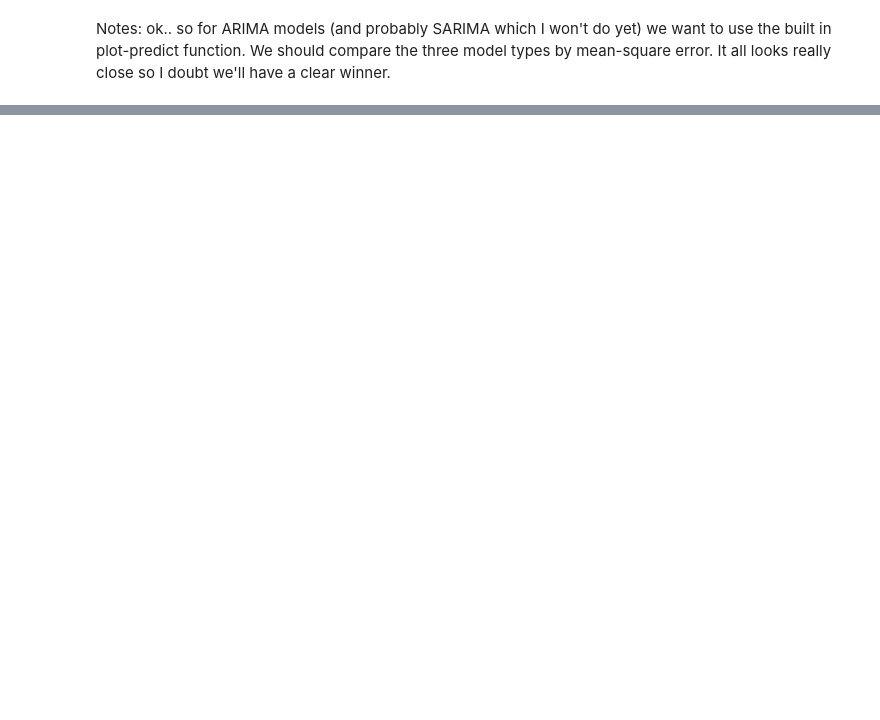
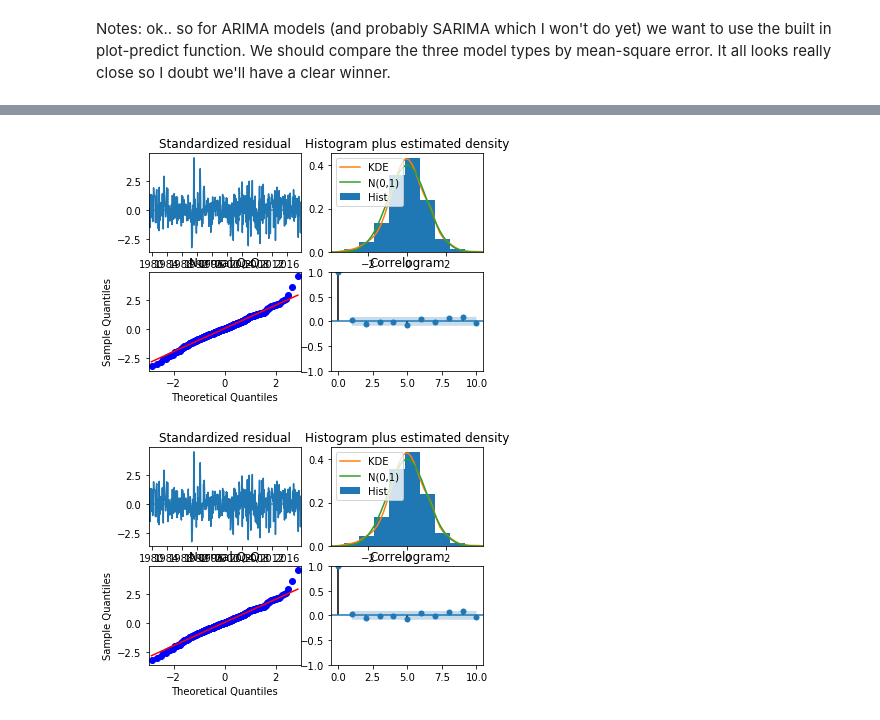
Before and after one commit to nt-ds/ckt-time-series-analysis, a Jupyter notebook: TSM_Proj.ipynb, the cells around one changed output, grey strips where cells are left out. Drawn from its saved outputs; the diff is of its cells as text; code cells hidden in the pictures; blank space fills up the shorter version.

```diff
--- a/TSM_Proj.ipynb
+++ b/TSM_Proj.ipynb
@@ -429,0 +454,11 @@ data_cons.to_csv('c:/Users/Ui-Wing/Downloads/data.csv')
+# %%
+all_sarima = STATS.SARIMA_model(ddata_cons,maxp=3,maxq=3,maxd=2,maxP=3,maxD=1,maxQ=1,maxs=[3,6,9,12],)
+# %%
+sarima_fit = {}
+for model in all_sarima:
+    try:
+        m_fit = all_sarima[model].fit()
+        sarima_fit[model]=m_fit
+    except:
+        print('failed on:{0}'.format(model))
+        pass
@@ -429,0 +483,6 @@ data_cons.to_csv('c:/Users/Ui-Wing/Downloads/data.csv')
+# %%
+sarima_aic= pd.Series({x: sarima_fit[x].aic for x in sarima_fit})
+sarima_opt= sarima_fit[sarima_aic[sarima_aic==sarima_aic.min()].index[0]]
+
+print(sarima_aic)
+print(sarima_aic[sarima_aic==sarima_aic.min()].index[0])
@@ -429,0 +507,5 @@ data_cons.to_csv('c:/Users/Ui-Wing/Downloads/data.csv')
+# %%
+sarima_opt.plot_diagnostics()
+# %% [output]
+[figure, added]
+[figure, added]
```
Also changed, not shown: parts of 30 cells of this notebook.
